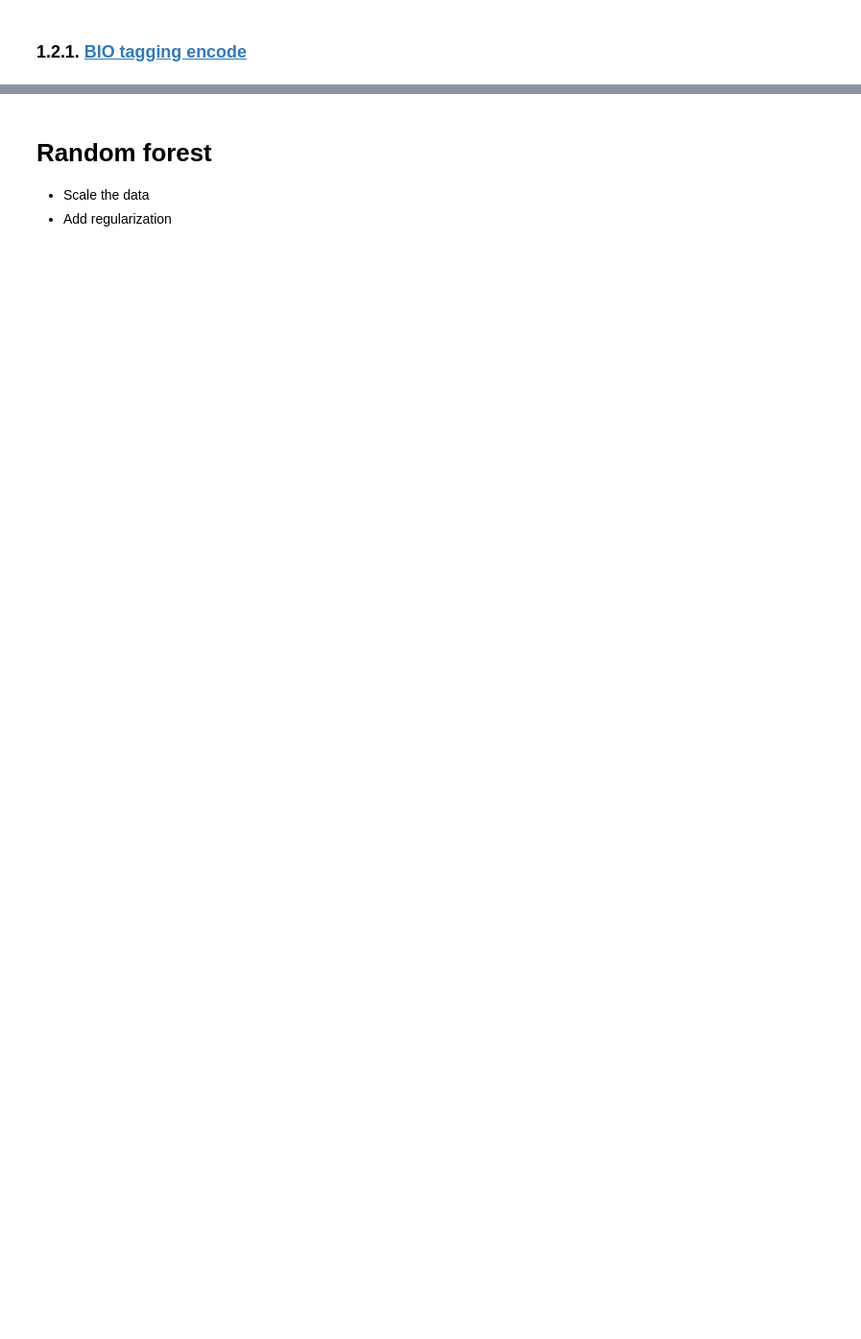
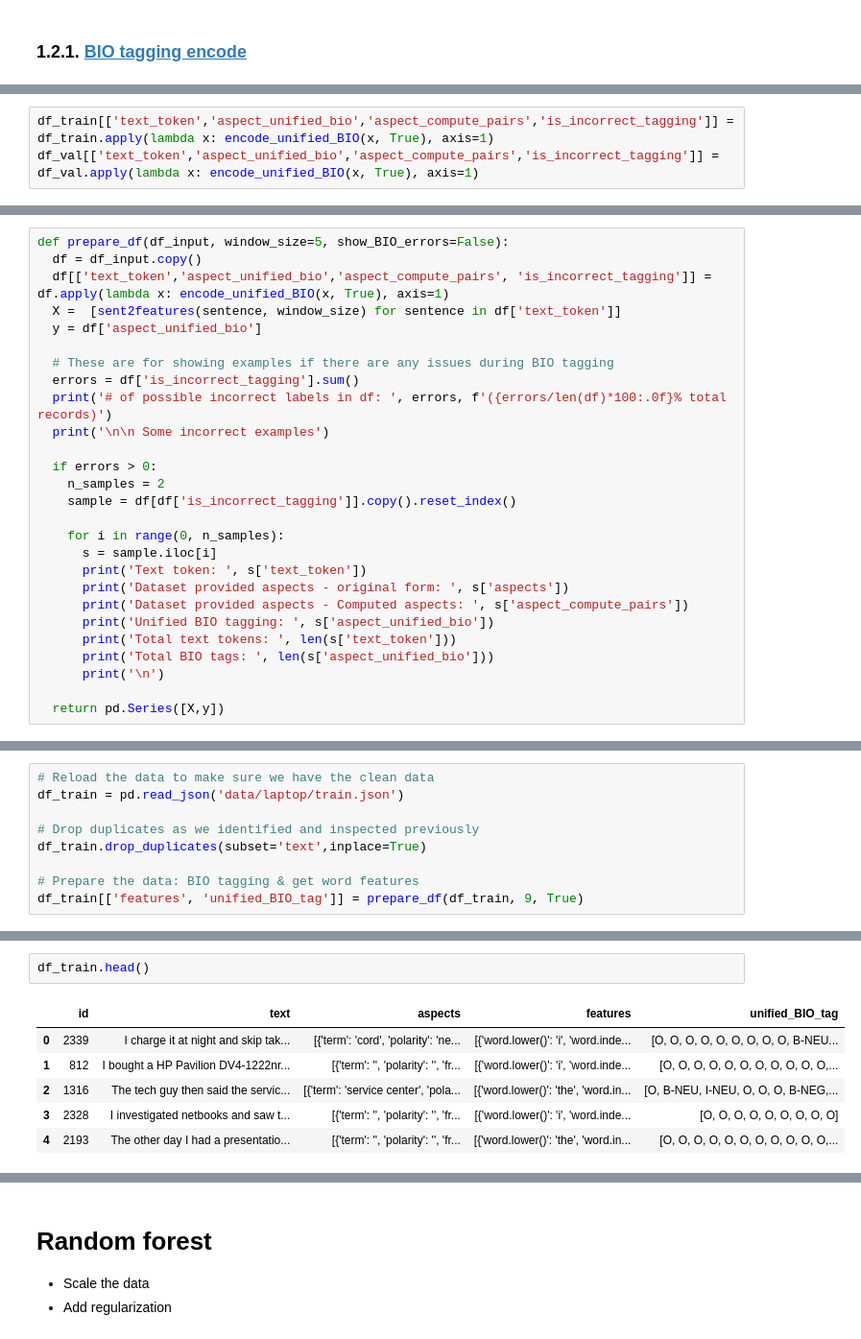
Before and after one commit to tnatvu/SentiLens, a Jupyter notebook: base_model.ipynb, the cells around one changed output, grey strips where cells are left out. Shown at 96% size. Drawn from its saved outputs; the diff is of its cells as text; blank space fills up the shorter version.

```diff
--- a/base_model.ipynb
+++ b/base_model.ipynb
@@ -218,0 +298,3 @@ def encode_BIO (x, sentiment_tag=False):
+# %%
+df_train[['text_token','aspect_unified_bio','aspect_compute_pairs','is_incorrect_tagging']] = df_train.apply(lambda x: encode_unified_BIO(x, True), axis=1)
+df_val[['text_token','aspect_unified_bio','aspect_compute_pairs','is_incorrect_tagging']] = df_val.apply(lambda x: encode_unified_BIO(x, True), axis=1)
@@ -294,0 +426,27 @@ y_val = df_val['aspect_encode']
+# %%
+def prepare_df(df_input, window_size=5, show_BIO_errors=False):
+  df = df_input.copy()
+  df[['text_token','aspect_unified_bio','aspect_compute_pairs', 'is_incorrect_tagging']] = df.apply(lambda x: encode_unified_BIO(x, True), axis=1)
+  X =  [sent2features(sentence, window_size) for sentence in df['text_token']]
+  y = df['aspect_unified_bio']
+
+  # These are for showing examples if there are any issues during BIO tagging
+  errors = df['is_incorrect_tagging'].sum()
+  print('# of possible incorrect labels in df: ', errors, f'({errors/len(df)*100:.0f}% total records)')
+  print('\n\n Some incorrect examples')
+
+  if errors > 0:
+    n_samples = 2
+    sample = df[df['is_incorrect_tagging']].copy().reset_index()
+
+    for i in range(0, n_samples):
+      s = sample.iloc[i]
+      print('Text token: ', s['text_token'])
+      print('Dataset provided aspects - original form: ', s['aspects'])
+      print('Dataset provided aspects - Computed aspects: ', s['aspect_compute_pairs'])
+      print('Unified BIO tagging: ', s['aspect_unified_bio'])
+      print('Total text tokens: ', len(s['text_token']))
+      print('Total BIO tags: ', len(s['aspect_unified_bio']))
+      print('\n')
+
+  return pd.Series([X,y])
@@ -294,0 +462,9 @@ y_val = df_val['aspect_encode']
+# %%
+# Reload the data to make sure we have the clean data
+df_train = pd.read_json('data/laptop/train.json')
+
+# Drop duplicates as we identified and inspected previously
+df_train.drop_duplicates(subset='text',inplace=True)
+
+# Prepare the data: BIO tagging & get word features
+df_train[['features', 'unified_BIO_tag']] = prepare_df(df_train, 9, True)
@@ -295 +490,10 @@ y_val = df_val['aspect_encode']
+# %%
+df_train.head()
+# %% [output]
+|  | id | text | aspects | features | unified_BIO_tag |
+| 0 | 2339 | I charge it at night and skip tak... | [{'term': 'cord', 'polarity': 'ne... | [{'word.lower()': 'i', 'word.inde... | [O, O, O, O, O, O, O, O, O, B-NEU... |
+| 1 | 812 | I bought a HP Pavilion DV4-1222nr... | [{'term': '', 'polarity': '', 'fr... | [{'word.lower()': 'i', 'word.inde... | [O, O, O, O, O, O, O, O, O, O, O,... |
+| 2 | 1316 | The tech guy then said the servic... | [{'term': 'service center', 'pola... | [{'word.lower()': 'the', 'word.in... | [O, B-NEU, I-NEU, O, O, O, B-NEG,... |
+| 3 | 2328 | I investigated netbooks and saw t... | [{'term': '', 'polarity': '', 'fr... | [{'word.lower()': 'i', 'word.inde... | [O, O, O, O, O, O, O, O, O] |
+| 4 | 2193 | The other day I had a presentatio... | [{'term': '', 'polarity': '', 'fr... | [{'word.lower()': 'the', 'word.in... | [O, O, O, O, O, O, O, O, O, O, O,... |
 # %% [markdown]
```
Also changed, not shown: parts of 64 cells of this notebook, 2 other files.
